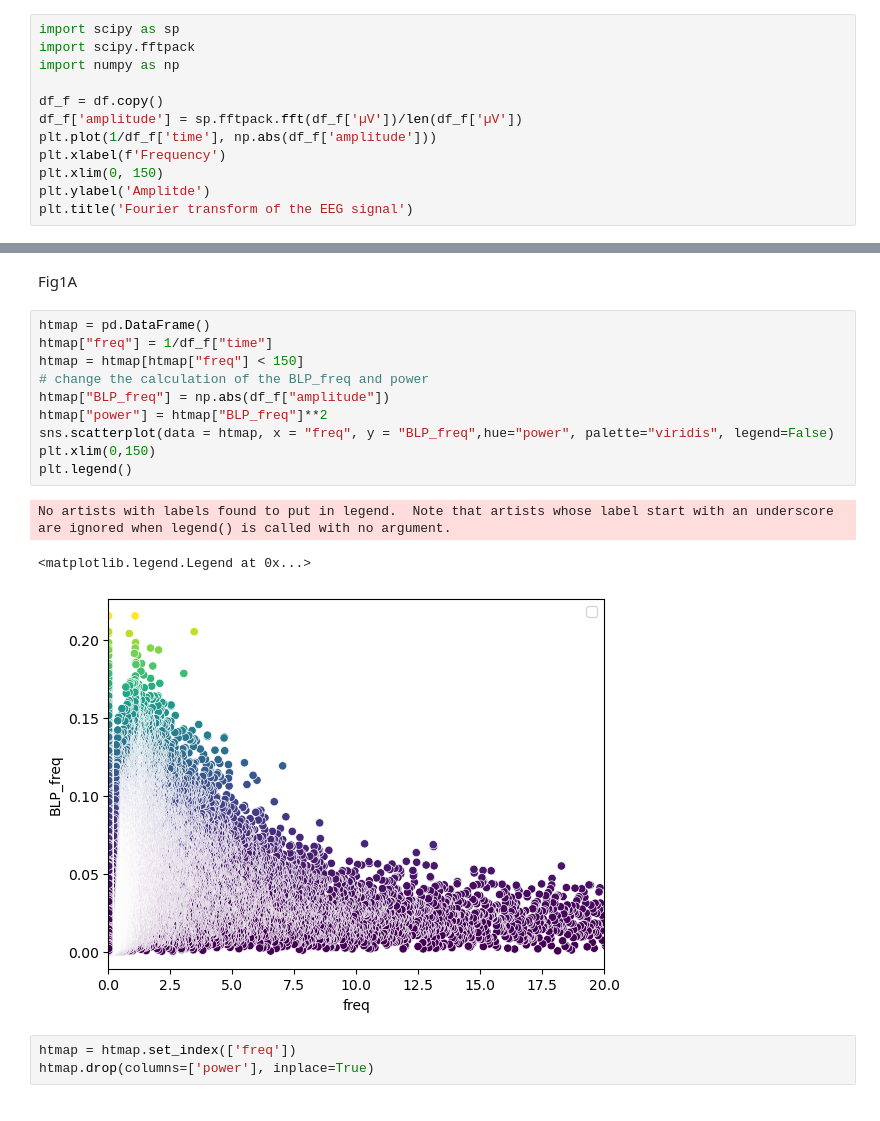
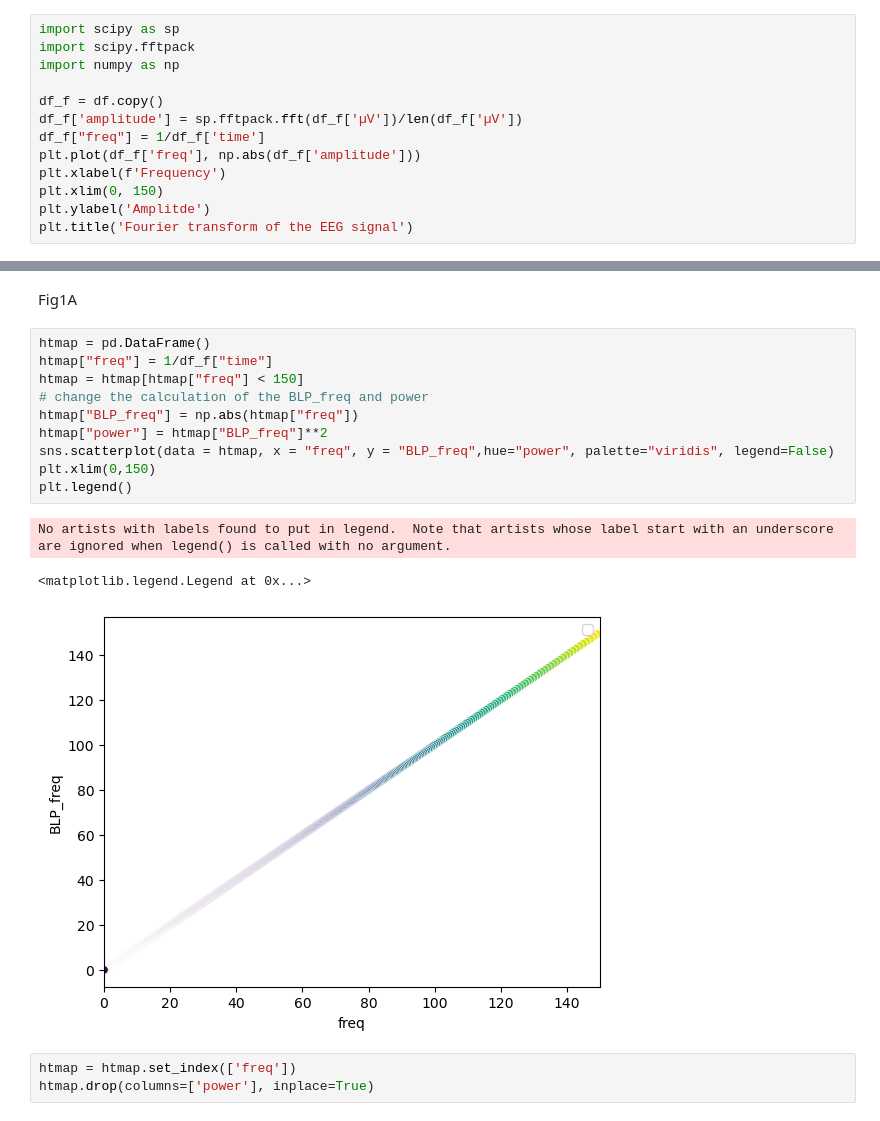
Before and after one commit to ChabCorp/LFP_IPMC, a Jupyter notebook: code/2_meet.ipynb, the cells around one changed output, grey strips where cells are left out. Saved outputs shown, nothing was run; the diff lists cells and outputs as text.

Commit message:
add graphs

```diff
--- a/code/2_meet.ipynb
+++ b/code/2_meet.ipynb
@@ -39,7 +36,8 @@ import numpy as np
 
 df_f = df.copy()
 df_f['amplitude'] = sp.fftpack.fft(df_f['µV'])/len(df_f['µV'])
-plt.plot(1/df_f['time'], np.abs(df_f['amplitude']))
+df_f["freq"] = 1/df_f['time']
+plt.plot(df_f['freq'], np.abs(df_f['amplitude']))
 plt.xlabel(f'Frequency')
 plt.xlim(0, 150)
 plt.ylabel('Amplitde')
@@ -59,17 +66,17 @@ Fig1A
 # %%
 htmap = pd.DataFrame()
 htmap["freq"] = 1/df_f["time"]
 htmap = htmap[htmap["freq"] < 150]
 # change the calculation of the BLP_freq and power
-htmap["BLP_freq"] = np.abs(df_f["amplitude"])
+htmap["BLP_freq"] = np.abs(htmap["freq"])
 htmap["power"] = htmap["BLP_freq"]**2
 sns.scatterplot(data = htmap, x = "freq", y = "BLP_freq",hue="power", palette="viridis", legend=False)
 plt.xlim(0,150)
 plt.legend()
 # %% [output]
 No artists with labels found to put in legend.  Note that artists whose label start with an underscore are ignored when legend() is called with no argument.
 <matplotlib.legend.Legend at 0x...>
-[figure, old version]
+[figure, new version]
 # %%
 htmap = htmap.set_index(['freq'])
 htmap.drop(columns=['power'], inplace=True)
```
Also changed, not shown: parts of 2 cells of this notebook.
